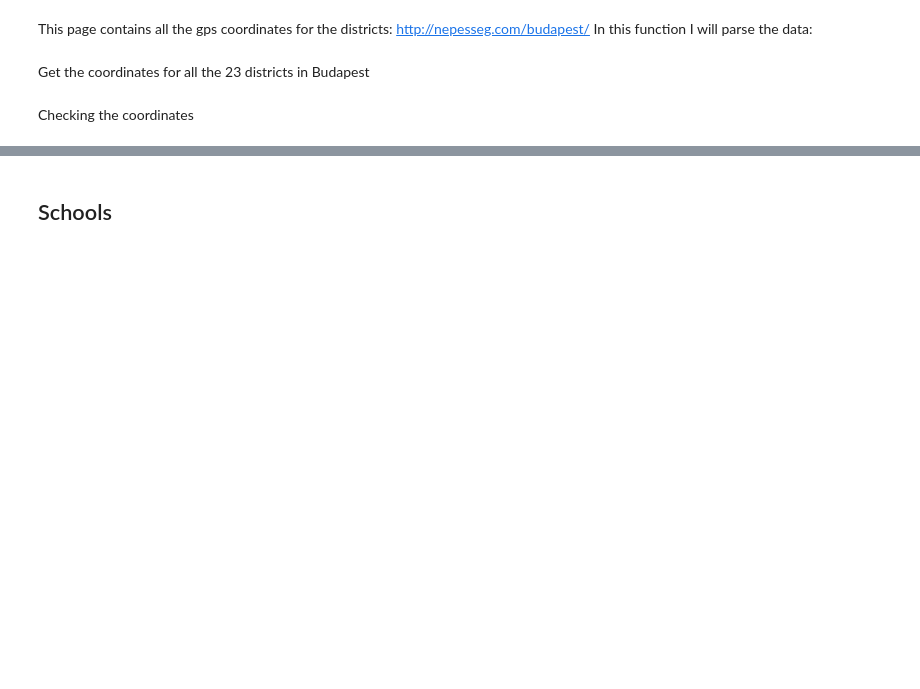
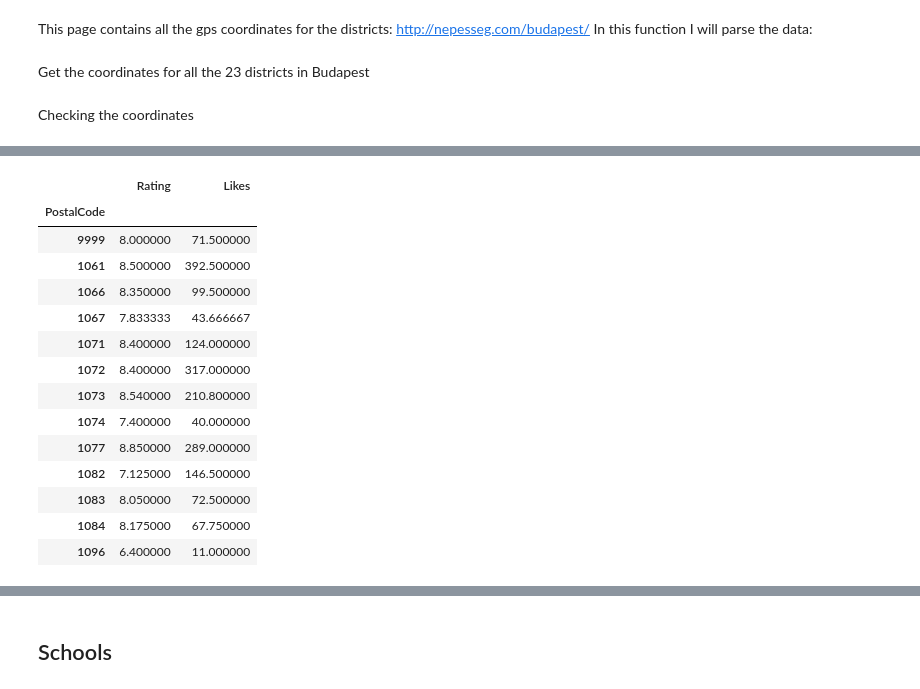
Before and after one commit to attilaistvanbudai/Coursera_Capstone, a Jupyter notebook: Capstone final project.ipynb, the cells around one changed output, grey strips where cells are left out. Drawn from its saved outputs; the diff is of its cells as text; code cells hidden in the pictures; blank space fills up the shorter version.

```diff
--- a/Capstone final project.ipynb
+++ b/Capstone final project.ipynb
@@ -203,4 +347,6 @@ pub_details = []
 # %%
+pub_details_7 = []
 for pub_id in budapest_pubs[budapest_pubs['Neighborhood'] == 'Budapest 7']['Id']:
     json = get_venue_details(pub_id)
-    pub_details.append(json)
+    pub_details_7.append(json)
+pickle.dump( pub_details_7, open( "pub_details_7.p", "wb" ) )
@@ -218,0 +459,19 @@ for detail in pub_details:
+# %%
+
+venue_df.groupby('PostalCode')['Rating', 'Likes'].agg(np.mean)
+# %% [output]
+|  | Rating | Likes |
+| PostalCode |  |  |
+| 9999 | 8.000000 | 71.500000 |
+| 1061 | 8.500000 | 392.500000 |
+| 1066 | 8.350000 | 99.500000 |
+| 1067 | 7.833333 | 43.666667 |
+| 1071 | 8.400000 | 124.000000 |
+| 1072 | 8.400000 | 317.000000 |
+| 1073 | 8.540000 | 210.800000 |
+| 1074 | 7.400000 | 40.000000 |
+| 1077 | 8.850000 | 289.000000 |
+| 1082 | 7.125000 | 146.500000 |
+| 1083 | 8.050000 | 72.500000 |
+| 1084 | 8.175000 | 67.750000 |
+| 1096 | 6.400000 | 11.000000 |
```
Also changed, not shown: parts of 36 cells of this notebook, 4 other files.
